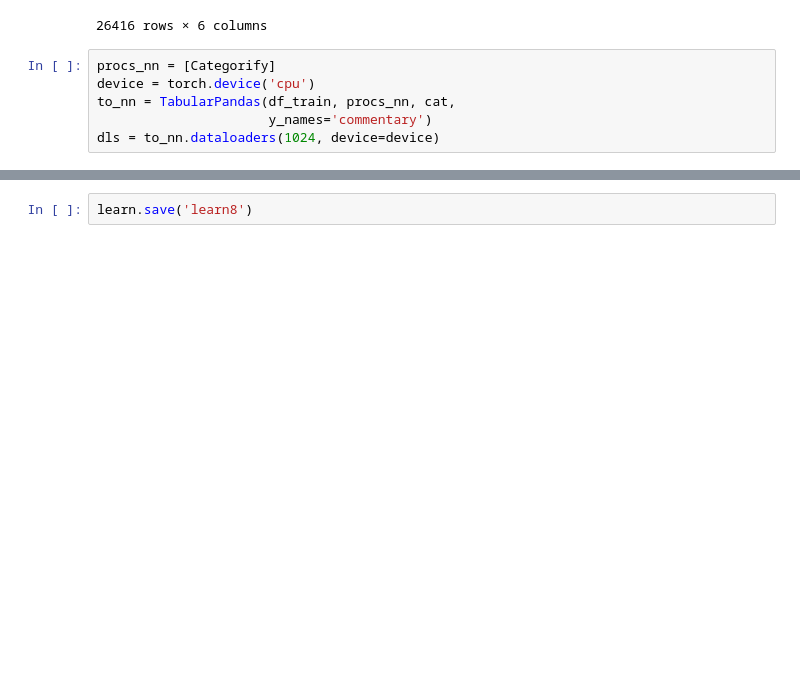
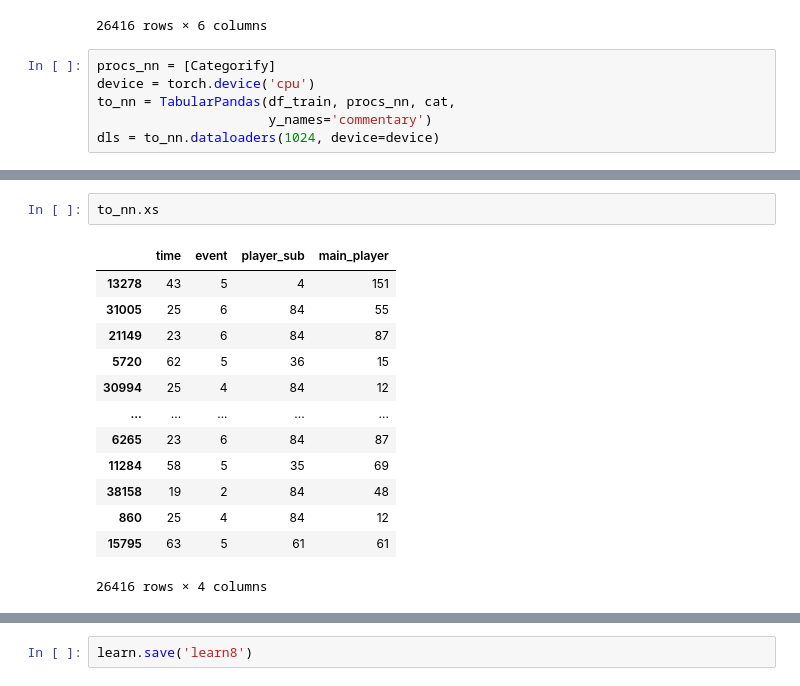
Before and after one commit to rohitgang/EBCG, a Jupyter notebook: model.ipynb, the cells around one changed output, grey strips where cells are left out. Cells and saved outputs as stored; diff of their text form; blank space fills up the shorter version.

```diff
--- a/model.ipynb
+++ b/model.ipynb
@@ -126 +126,17 @@ learn.fit_one_cycle(4, 5e-4)
+# %%
+to_nn.xs
+# %% [output]
+|  | time | event | player_sub | main_player |
+| 13278 | 43 | 5 | 4 | 151 |
+| 31005 | 25 | 6 | 84 | 55 |
+| 21149 | 23 | 6 | 84 | 87 |
+| 5720 | 62 | 5 | 36 | 15 |
+| 30994 | 25 | 4 | 84 | 12 |
+| ... | ... | ... | ... | ... |
+| 6265 | 23 | 6 | 84 | 87 |
+| 11284 | 58 | 5 | 35 | 69 |
+| 38158 | 19 | 2 | 84 | 48 |
+| 860 | 25 | 4 | 84 | 12 |
+| 15795 | 63 | 5 | 61 | 61 |
+26416 rows × 4 columns
 # %%
```
Also changed, not shown: parts of 16 cells of this notebook, 4 other files.
